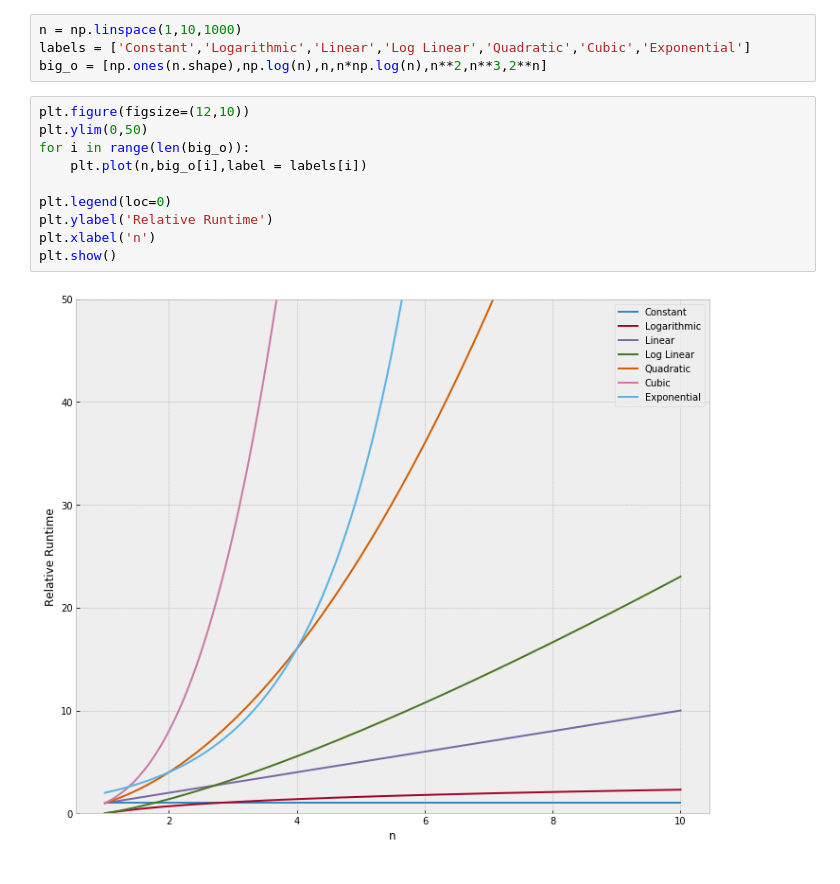
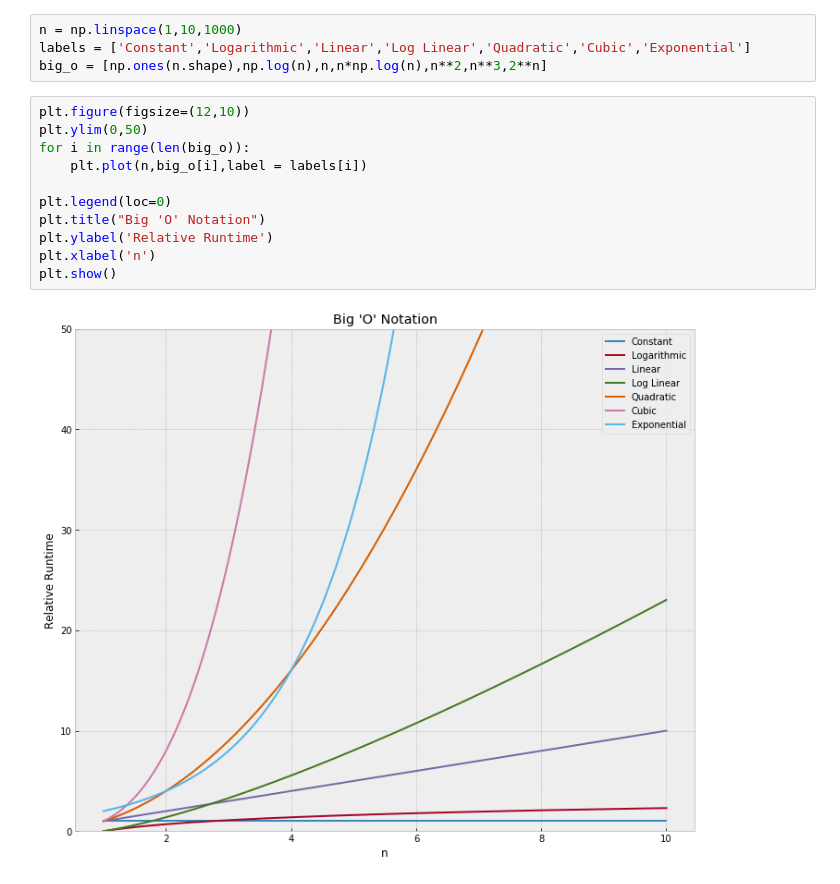
Before and after one commit to HvyD/CS-Data-Structures-and-Algorithms, a Jupyter notebook: Big 'O' Visualized.ipynb, the cells around one changed output. Drawn from its saved outputs; the diff is of its cells as text.

```diff
--- a/Big 'O' Visualized.ipynb
+++ b/Big 'O' Visualized.ipynb
@@ -14,12 +14,13 @@ big_o = [np.ones(n.shape),np.log(n),n,n*np.log(n),n**2,n**3,2**n]
 # %%
 plt.figure(figsize=(12,10))
 plt.ylim(0,50)
 for i in range(len(big_o)):
     plt.plot(n,big_o[i],label = labels[i])
 
 plt.legend(loc=0)
+plt.title("Big 'O' Notation")
 plt.ylabel('Relative Runtime')
 plt.xlabel('n')
 plt.show()
 # %% [output]
-[figure, old version]
+[figure, new version]
```
